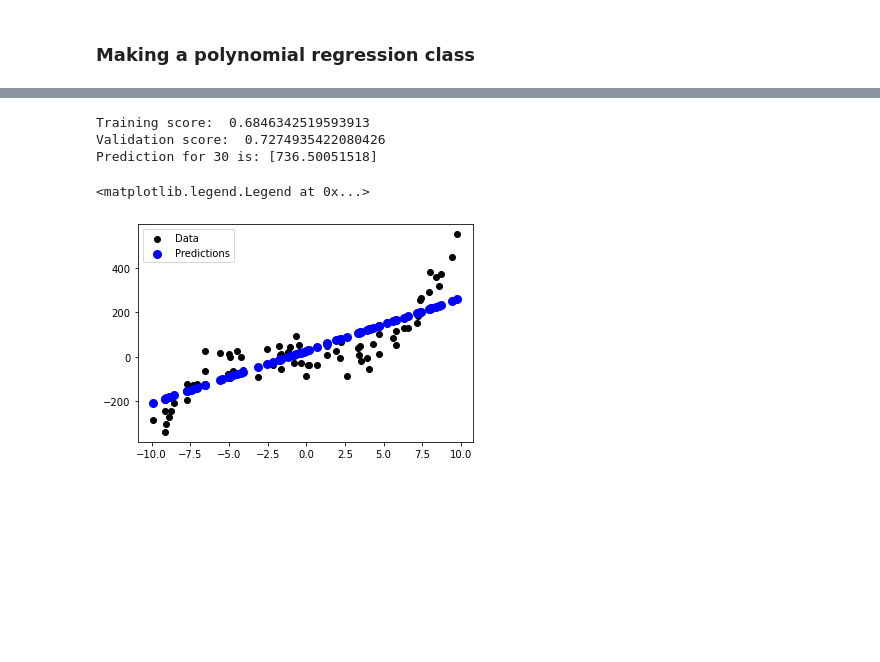
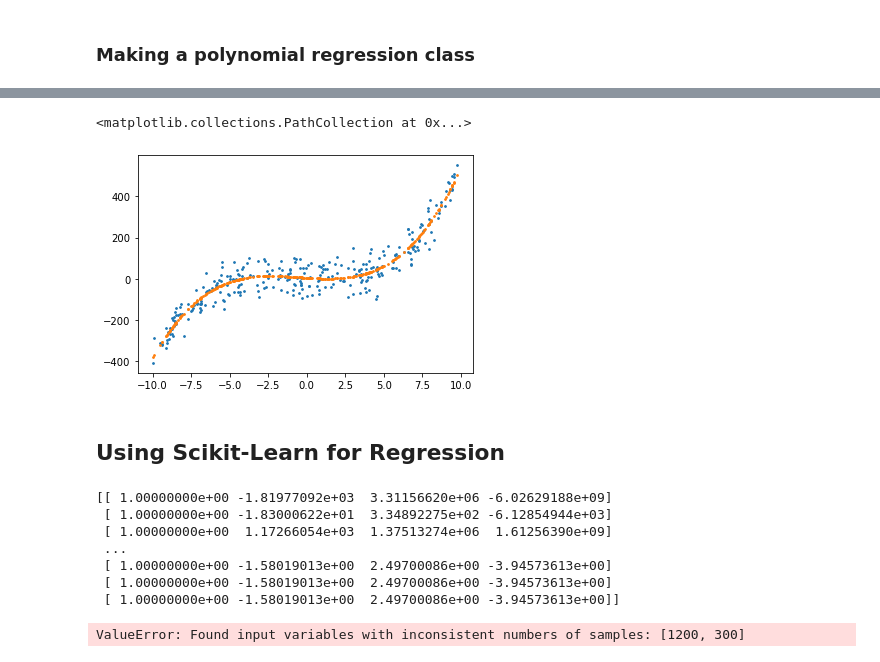
Before and after one commit to kadirberatyildirim/Data-Science, a Jupyter notebook: Regression/Regression - Part 2 - Polynomial Regression.ipynb, the cells around one changed output, grey strips where cells are left out. Cells and saved outputs as stored; diff of their text form; code cells hidden in the pictures; blank space fills up the shorter version.

```diff
--- a/Regression/Regression - Part 2 - Polynomial Regression.ipynb
+++ b/Regression/Regression - Part 2 - Polynomial Regression.ipynb
@@ -300,25 +326,52 @@ from sklearn.preprocessing import PolynomialFeatures
+# %%
+np_model = np.poly1d(np.polyfit(X, y, 3))
+
+plt.scatter(X, y, s = 3, label = 'Data')
+plt.scatter(X, np_model(X), s = 3, label = 'Numpy Predictions')
+# %% [output]
+<matplotlib.collections.PathCollection at 0x...>
+[figure, added]
+# %% [markdown]
+## Using Scikit-Learn for Regression
 # %%
-x_tr = x_tr.reshape(-1, 1)
-x_val = x_val.reshape(-1, 1)
-reg = LR().fit(x_tr, y_tr)
+num_data_points, degree = 300, 3
+
+def func(x, c):
+    return sum([c[i] * x**i for i in range(len(c))])
+
+X = np.random.uniform(-10, 10, num_data_points)
+c = [np.random.uniform(-3, 3) for _ in range(degree + 1)]
+X1 = np.array([c[3] * X**3,
+    c[2] * X**2,
+    c[1] * X,
+    [c[0]] * len(X)])
+y = np.array( [func(X[i], c) for i in range(num_data_points)] )
+
+from sklearn.linear_model import LinearRegression as LR
+from sklearn.preprocessing import PolynomialFeatures
+
+poly = PolynomialFeatures(degree = 3)
+poly_features = poly.fit_transform(X1.reshape(-1, 1))
+print(poly_features)
+model = LR()
+model.fit(poly_features, y)
+
+preds = model.predict(X1.reshape(-1, 1))
 
 #Score model
-print('Training score: ', reg.score(x_tr, y_tr))
-print('Validation score: ', reg.score(x_val, y_val))
+print('Training score: ', model.score(X1.reshape(-1, 1), y))
 
-#Predict specific value
-predict = 30
-print('Prediction for {} is: {}'.format(predict, reg.predict(np.array(predict).reshape(-1, 1))))
+#Plot
+plt.scatter(X, y, s = 3, label = 'Data')
+plt.scatter(X, preds, s = 3, label = 'Model Predictions')
+plt.scatter(X, np.polyfit(X, y, 3), s = 3, 'Numpy Predictions')
+plt.legend()
 # %% [output]
-Training score:  0.6846342519593913
-Validation score:  0.7274935422080426
-Prediction for 30 is: [736.50051518]
+[[ 1.00000000e+00 -1.81977092e+03  3.31156620e+06 -6.02629188e+09]
+ [ 1.00000000e+00 -1.83000622e+01  3.34892275e+02 -6.12854944e+03]
+ [ 1.00000000e+00  1.17266054e+03  1.37513274e+06  1.61256390e+09]
+ ...
+ [ 1.00000000e+00 -1.58019013e+00  2.49700086e+00 -3.94573613e+00]
+ [ 1.00000000e+00 -1.58019013e+00  2.49700086e+00 -3.94573613e+00]
+ [ 1.00000000e+00 -1.58019013e+00  2.49700086e+00 -3.94573613e+00]]
+ValueError: Found input variables with inconsistent numbers of samples: [1200, 300]
-# %%
-preds = reg.predict(x_val)
-
-plt.scatter(x_val, y_val, color="black", label = 'Data')
-plt.scatter(x_val, preds, color="blue", linewidth=3, label = 'Predictions')
-plt.legend()
-# %% [output]
-<matplotlib.legend.Legend at 0x...>
-[figure, removed]
```
Also changed, not shown: parts of 11 cells of this notebook.
